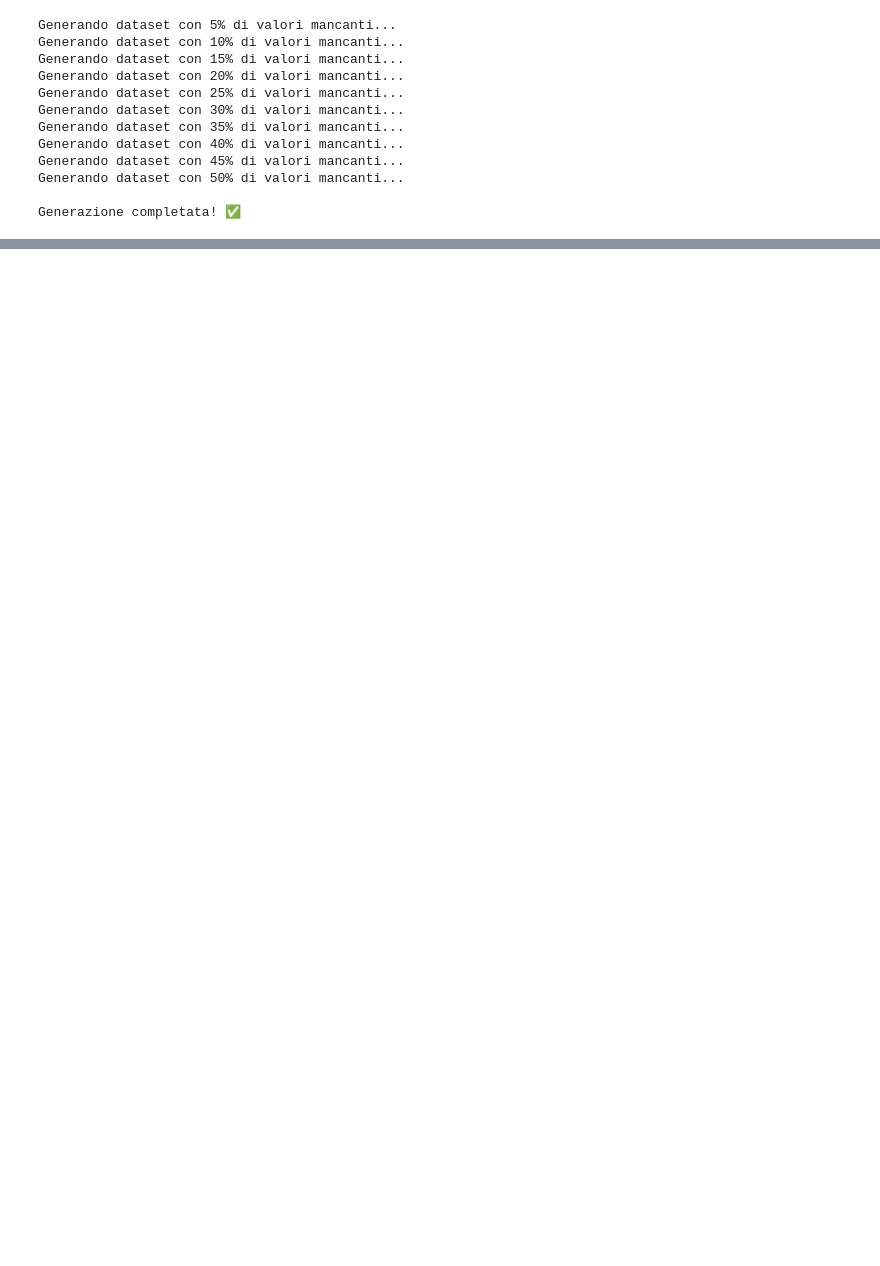
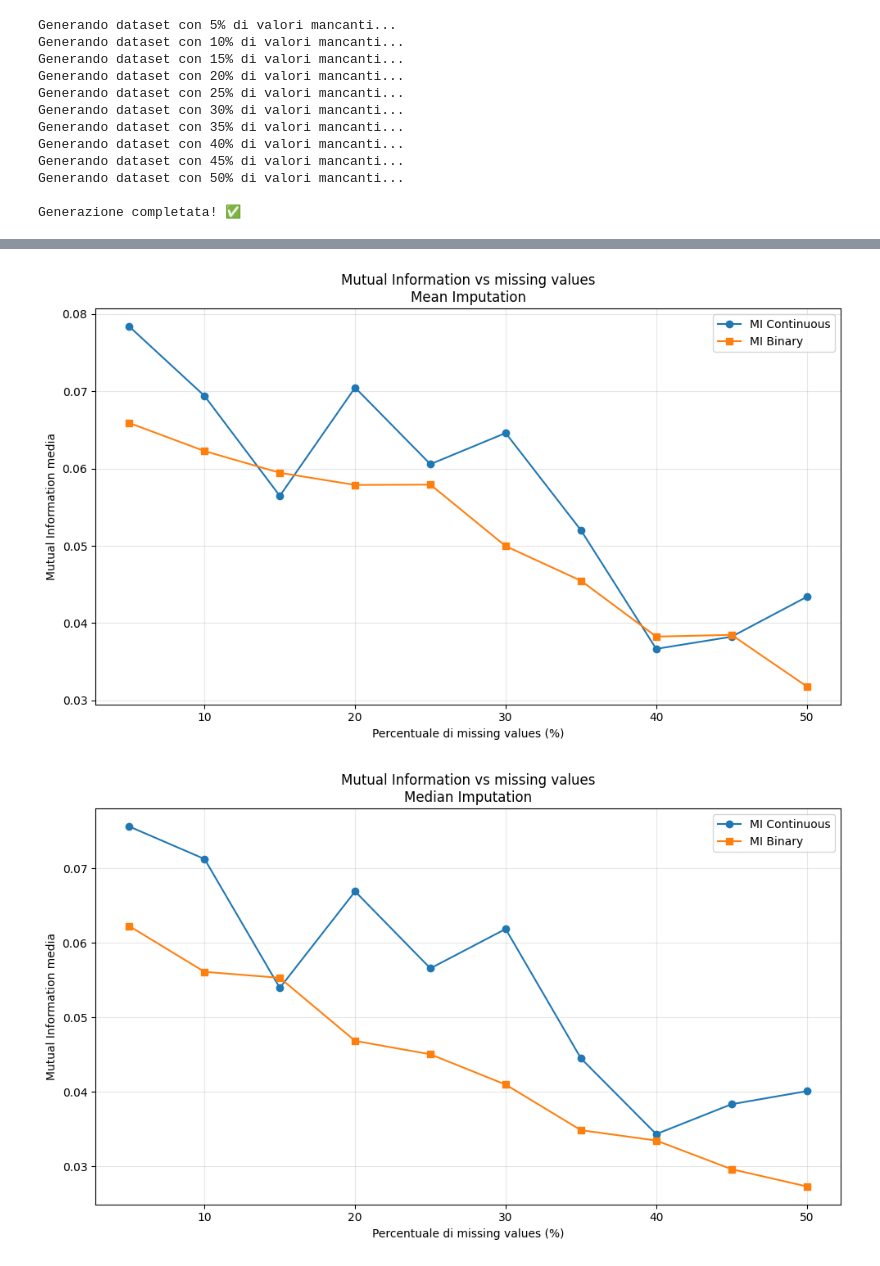
Before and after one commit to andreaspagnolo/architetture_dati, a Jupyter notebook: missing_values.ipynb, the cells around one changed output, grey strips where cells are left out. Cells and saved outputs as stored; diff of their text form; code cells hidden in the pictures; blank space fills up the shorter version.

```diff
--- a/missing_values.ipynb
+++ b/missing_values.ipynb
@@ -91,0 +533,23 @@ Generazione completata! ✅
+# %%
+df_results = pd.DataFrame(mutua_informazione_feature)
+imputation_methods = df_results["imputation"].unique()
+
+for imp in imputation_methods:
+    filtered = df_results[df_results["imputation"] == imp]
+    # Raggruppa per percentuale di missing e calcola la media
+    grouped = filtered.groupby("perc_missing")[["MI_numerical", "MI_binary"]].mean().reset_index()
+    if grouped.empty:
+        continue
+    plt.figure(figsize=(10, 6))
+    plt.plot(grouped["perc_missing"]*100, grouped["MI_numerical"], marker='o', label="MI Continuous")
+    plt.plot(grouped["perc_missing"]*100, grouped["MI_binary"], marker='s', label="MI Binary")
+    plt.xlabel("Percentuale di missing values (%)")
+    plt.ylabel("Mutual Information media")
+    plt.title(f"Mutual Information vs missing values\n{imp.capitalize()} Imputation")
+    plt.legend()
+    plt.grid(True, alpha=0.3)
+    plt.tight_layout()
+    plt.show()
+# %% [output]
+[figure, added]
+[figure, added]
```
Also changed, not shown: parts of 9 cells of this notebook, 1 other file.
